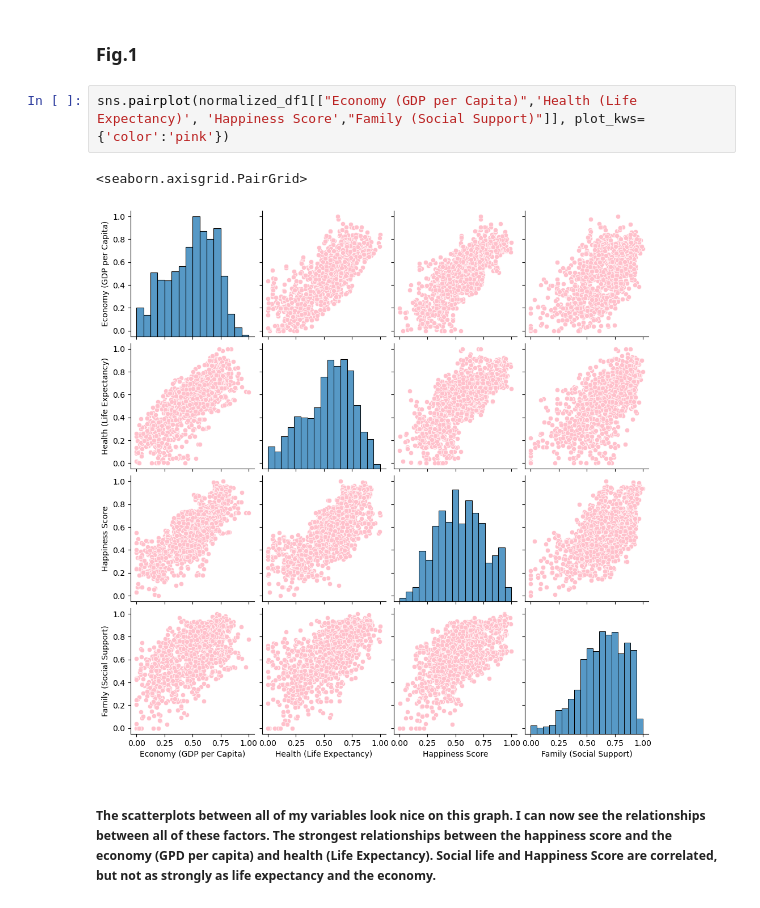
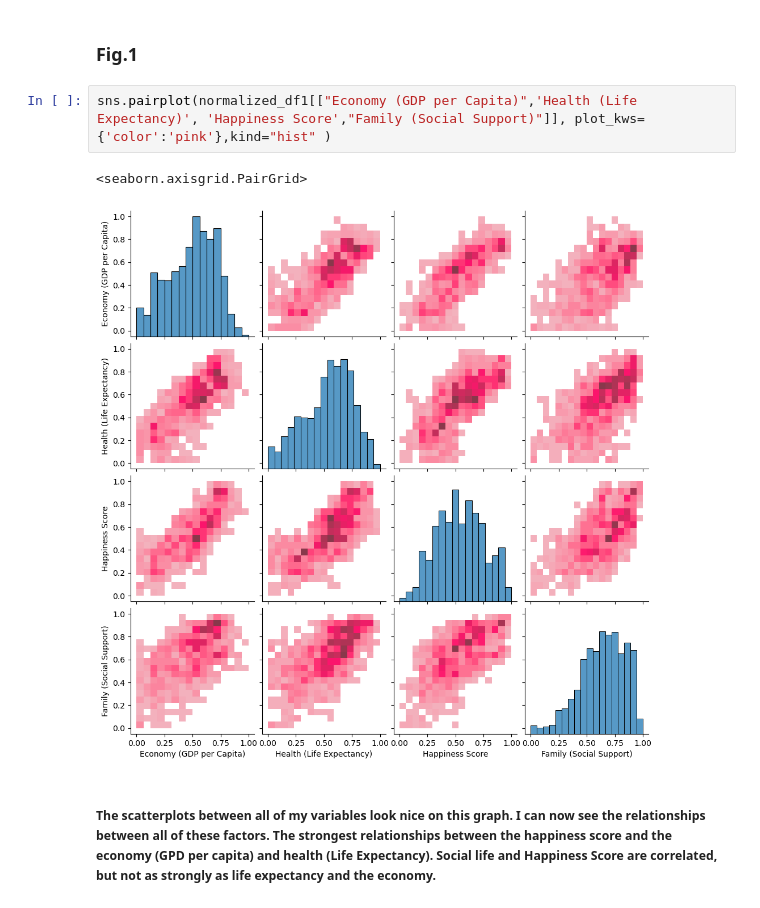
Before and after one commit to ubco-W2022T1-cosc301/project-group47, a Jupyter notebook: notebooks/analysis3.ipynb, the cells around one changed output. Saved outputs shown, nothing was run; the diff lists cells and outputs as text.

```diff
--- a/notebooks/analysis3.ipynb
+++ b/notebooks/analysis3.ipynb
@@ -386,10 +386,10 @@ df3
 # %% [markdown]
 ### Fig.1
 # %%
-sns.pairplot(normalized_df1[["Economy (GDP per Capita)",'Health (Life Expectancy)', 'Happiness Score',"Family (Social Support)"]], plot_kws={'color':'pink'})
+sns.pairplot(normalized_df1[["Economy (GDP per Capita)",'Health (Life Expectancy)', 'Happiness Score',"Family (Social Support)"]], plot_kws={'color':'pink'},kind="hist" )
 # %% [output]
 <seaborn.axisgrid.PairGrid>
-[figure, old version]
+[figure, new version]
 # %% [markdown]
 ##### The scatterplots between all of my variables look nice on this graph. I can now see the relationships between all of these factors. The strongest relationships between the happiness score and the economy (GPD per capita) and health (Life Expectancy). Social life and Happiness Score are correlated, but not as strongly as life expectancy and the economy.
 # %%
```
Also changed, not shown: parts of 3 cells of this notebook.
